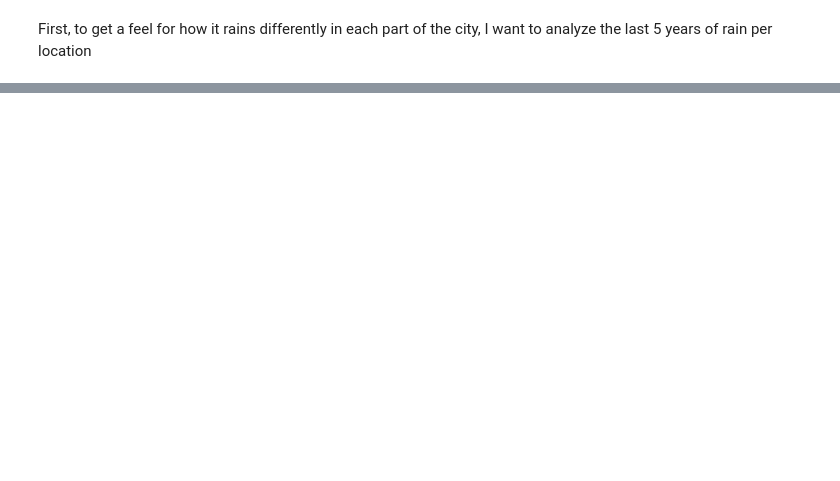
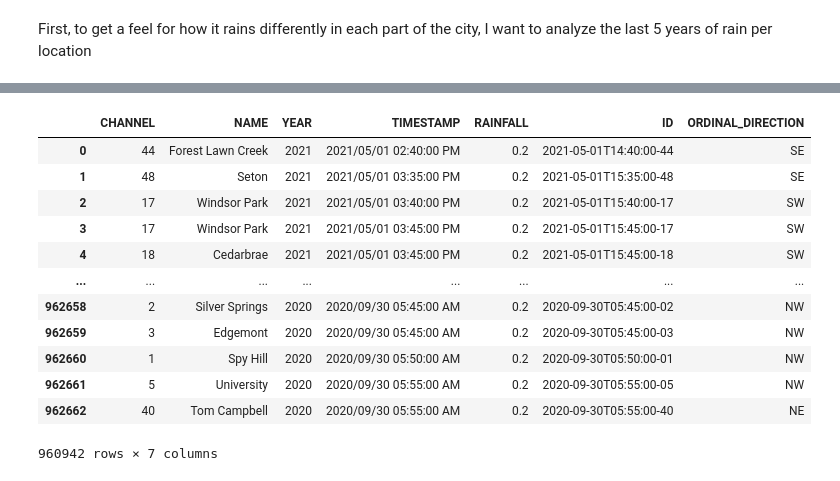
Before and after one commit to mschoenlaub/Calgary_Climate_Analysis, a Jupyter notebook: rain.ipynb, the cells around one changed output, grey strips where cells are left out. Drawn from its saved outputs; the diff is of its cells as text; code cells hidden in the pictures; blank space fills up the shorter version.

```diff
--- a/rain.ipynb
+++ b/rain.ipynb
@@ -43,0 +38,61 @@ ordinal_calgary_dict = {
+# %%
+# Create a dictionary containing the location as values and its ordinal directions as keys
+# Downtown, Hungtington Hills(as it is split in the middle of east and west) crossfield, airdrie, dewinton, chestermere, priddis, Ranch RG, and cochrane
+# are their own categories
+ordinal_calgary_dict = {
+    "Spy Hill": "NW",
+    "University": "NW",
+    "Bowness": "NW",
+    "Country Hills": "NW",
+    "Valley Ridge": "NW",
+    "Silver Springs": "NW",
+    "Edgemont": "NW",
+    "Rosscarrock": "SW",
+    "Highway 22": "SW",
+    "Coach Hill": "SW",
+    "Lincoln Park": "SW",
+    "Windsor Park": "SW",
+    "Providence": "SW",
+    "Signal Hill": "SW",
+    "Cedarbrae": "SW",
+    "Haysboro": "SW",
+    "Evergreen": "SW",
+    "Bridlewood": "SW",
+    "West Dover": "SE",
+    "Forest Lawn Creek": "SE",
+    "Forest Heights": "SE",
+    "Parkland": "SE",
+    "Water Centre": "SE",
+    "68 St Lake": "SE",
+    "Ogden": "SE",
+    "Parkland": "SE",
+    "Pine Creek WTP": "SE",
+    "Ernest Morrow": "SE",
+    "McKenzie Towne": "SE",
+    "Seton": "SE",
+    "Midnapore": "SE",
+    "Shepard Lagoons": "SE",
+    "Mountview": "NE",
+    "Tuxedo": "NE",
+    "Temple": "NE",
+    "Saddleridge": "NE",
+    "Cornerstone": "NE",
+    "Tom Campbell": "NE"
+}
+
+df["ORDINAL_DIRECTION"] = df["NAME"].map(ordinal_calgary_dict).fillna("Other")
+df.dropna()
+# %% [output]
+|  | CHANNEL | NAME | YEAR | TIMESTAMP | RAINFALL | ID | ORDINAL_DIRECTION |
+| 0 | 44 | Forest Lawn Creek | 2021 | 2021/05/01 02:40:00 PM | 0.2 | 2021-05-01T14:40:00-44 | SE |
+| 1 | 48 | Seton | 2021 | 2021/05/01 03:35:00 PM | 0.2 | 2021-05-01T15:35:00-48 | SE |
+| 2 | 17 | Windsor Park | 2021 | 2021/05/01 03:40:00 PM | 0.2 | 2021-05-01T15:40:00-17 | SW |
+| 3 | 17 | Windsor Park | 2021 | 2021/05/01 03:45:00 PM | 0.2 | 2021-05-01T15:45:00-17 | SW |
+| 4 | 18 | Cedarbrae | 2021 | 2021/05/01 03:45:00 PM | 0.2 | 2021-05-01T15:45:00-18 | SW |
+| ... | ... | ... | ... | ... | ... | ... | ... |
+| 962658 | 2 | Silver Springs | 2020 | 2020/09/30 05:45:00 AM | 0.2 | 2020-09-30T05:45:00-02 | NW |
+| 962659 | 3 | Edgemont | 2020 | 2020/09/30 05:45:00 AM | 0.2 | 2020-09-30T05:45:00-03 | NW |
+| 962660 | 1 | Spy Hill | 2020 | 2020/09/30 05:50:00 AM | 0.2 | 2020-09-30T05:50:00-01 | NW |
+| 962661 | 5 | University | 2020 | 2020/09/30 05:55:00 AM | 0.2 | 2020-09-30T05:55:00-05 | NW |
+| 962662 | 40 | Tom Campbell | 2020 | 2020/09/30 05:55:00 AM | 0.2 | 2020-09-30T05:55:00-40 | NE |
+960942 rows × 7 columns
```
Also changed, not shown: parts of 8 cells of this notebook, 1 other file.
